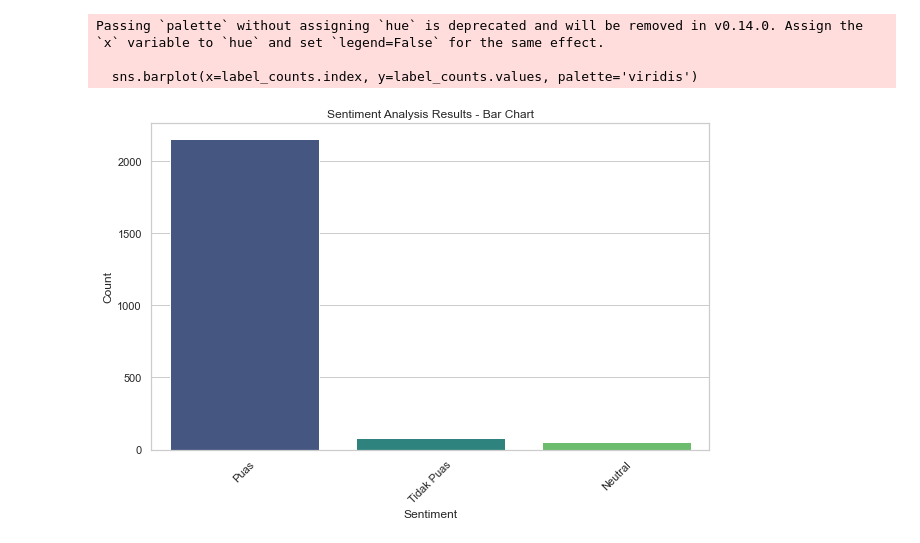
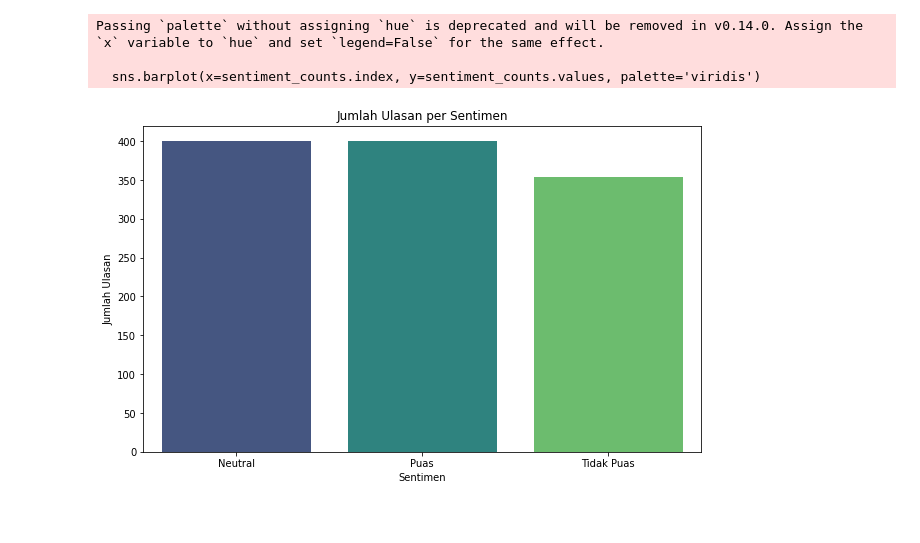
Before and after one commit to daniferdinandall/analisis_sentimen_produk_ecommers, a Jupyter notebook: preprocessing/visualisasi.ipynb, the cells around one changed output. Cells and saved outputs as stored; diff of their text form; code cells hidden in the pictures.

Commit message:
add word cloud and bar chart

```diff
--- a/preprocessing/visualisasi.ipynb
+++ b/preprocessing/visualisasi.ipynb
@@ -8,6 +6,5 @@ df = pd.read_csv(labeled_file)
+# %%
+df = pd.read_csv('../Dataset/dataset_2.csv')
 # %%
 # Menghitung jumlah masing-masing label
-label_counts = df['Label'].value_counts()
+sentiment_counts = df['Label'].value_counts()
-# %%
-# Mengatur gaya untuk seaborn
-sns.set(style="whitegrid")
@@ -14,14 +18,13 @@ sns.set(style="whitegrid")
 # %%
-# Membuat Bar Chart
+# Bar Chart
 plt.figure(figsize=(10, 6))
-sns.barplot(x=label_counts.index, y=label_counts.values, palette='viridis')
-plt.title('Sentiment Analysis Results - Bar Chart')
-plt.xlabel('Sentiment')
-plt.ylabel('Count')
-plt.xticks(rotation=45)
+sns.barplot(x=sentiment_counts.index, y=sentiment_counts.values, palette='viridis')
+plt.title('Jumlah Ulasan per Sentimen')
+plt.xlabel('Sentimen')
+plt.ylabel('Jumlah Ulasan')
 plt.show()
 # %% [output]
 Passing `palette` without assigning `hue` is deprecated and will be removed in v0.14.0. Assign the `x` variable to `hue` and set `legend=False` for the same effect.
 
-  sns.barplot(x=label_counts.index, y=label_counts.values, palette='viridis')
+  sns.barplot(x=sentiment_counts.index, y=sentiment_counts.values, palette='viridis')
-[figure, old version]
+[figure, new version]
```
Also changed, not shown: parts of 5 cells of this notebook.
